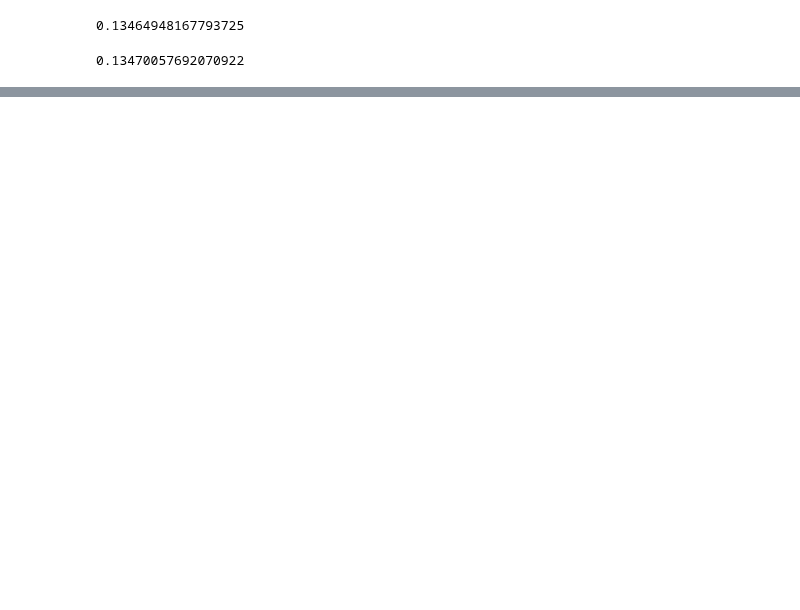
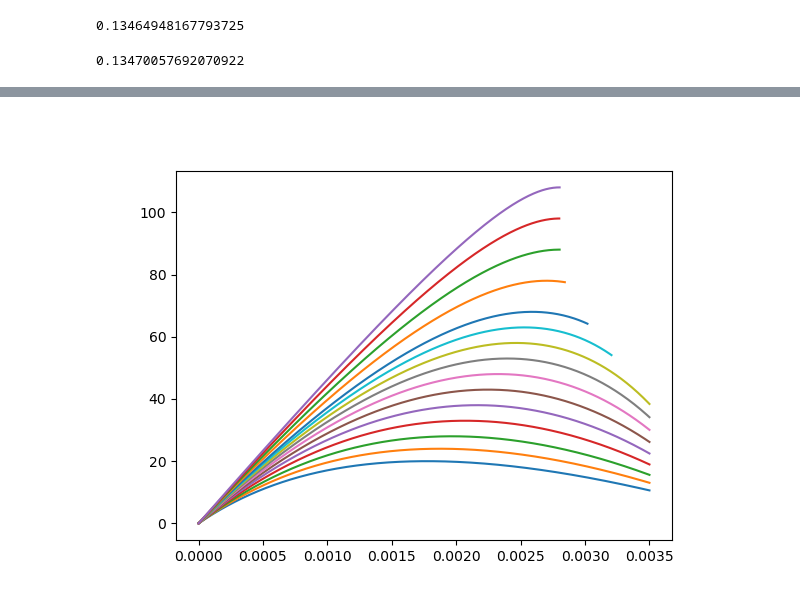
Before and after one commit to rosoba/bmcs_cross_section, a Jupyter notebook: notebooks/mkappa/testing_material_laws.ipynb, the cells around one changed output, grey strips where cells are left out. Cells and saved outputs as stored; diff of their text form; code cells hidden in the pictures; blank space fills up the shorter version.

```diff
--- a/notebooks/mkappa/testing_material_laws.ipynb
+++ b/notebooks/mkappa/testing_material_laws.ipynb
@@ -260,0 +283,44 @@ $\displaystyle \frac{E_{ct} \mu \varepsilon_{cr} \left(\varepsilon - \varepsilon
+# %%
+# EC2, eq. (3.14)
+import sympy as sp
+import matplotlib.pyplot as plt
+import numpy as np
+
+eps_cy = sp.Symbol('varepsilon_cy', real=True)
+eps_cu = sp.Symbol('varepsilon_cu', real=True)
+eps = sp.Symbol('varepsilon', real=True)
+E_cc = sp.Symbol('E_cc', real=True)
+
+f_cm = sp.Symbol('f_cm', real=True)
+# k = sp.Symbol('k', real=True)
+# eta = sp.Symbol('eta', real=True)
+
+# k = 1.05 * E_cc * sp.Abs(eps_cy) / f_cm
+k = 1.05 * E_cc * eps_cy / f_cm
+eta = eps / eps_cy
+sig_c = f_cm * (k*eta - eta**2)/(1+eta*(k-2))
+
+sig_c_eps_ = sp.Piecewise(
+        # Option 3
+        (0, eps > eps_cu),
+        (sig_c, eps > 0),
+        (0, True)
+    )
+fig, ax = plt.subplots()
+f_cks = np.array([12., 16., 20, 25, 30, 35, 40, 45, 50, 55, 60, 70, 80, 90, 100])
+
+for f_ck in f_cks:
+    eps_cy_ = EC2.get_eps_c1(f_ck)
+    eps_cu_ = EC2.get_eps_cu1(f_ck)
+
+    eps_list = np.linspace(0, eps_cu_, 500)
+
+    sig_c_eps = sig_c_eps_.subs({E_cc:EC2.get_E_cm(f_ck), eps_cy:eps_cy_,
+                                f_cm:EC2.get_f_cm(f_ck), eps_cu:eps_cu_})
+
+    get_sig = sp.lambdify(eps, sig_c_eps, 'numpy')
+    ax.plot(eps_list, get_sig(eps_list))
+
+# fig.show()
+# %% [output]
+[figure, added]
```
Also changed, not shown: parts of 10 cells of this notebook, 13 other files.
